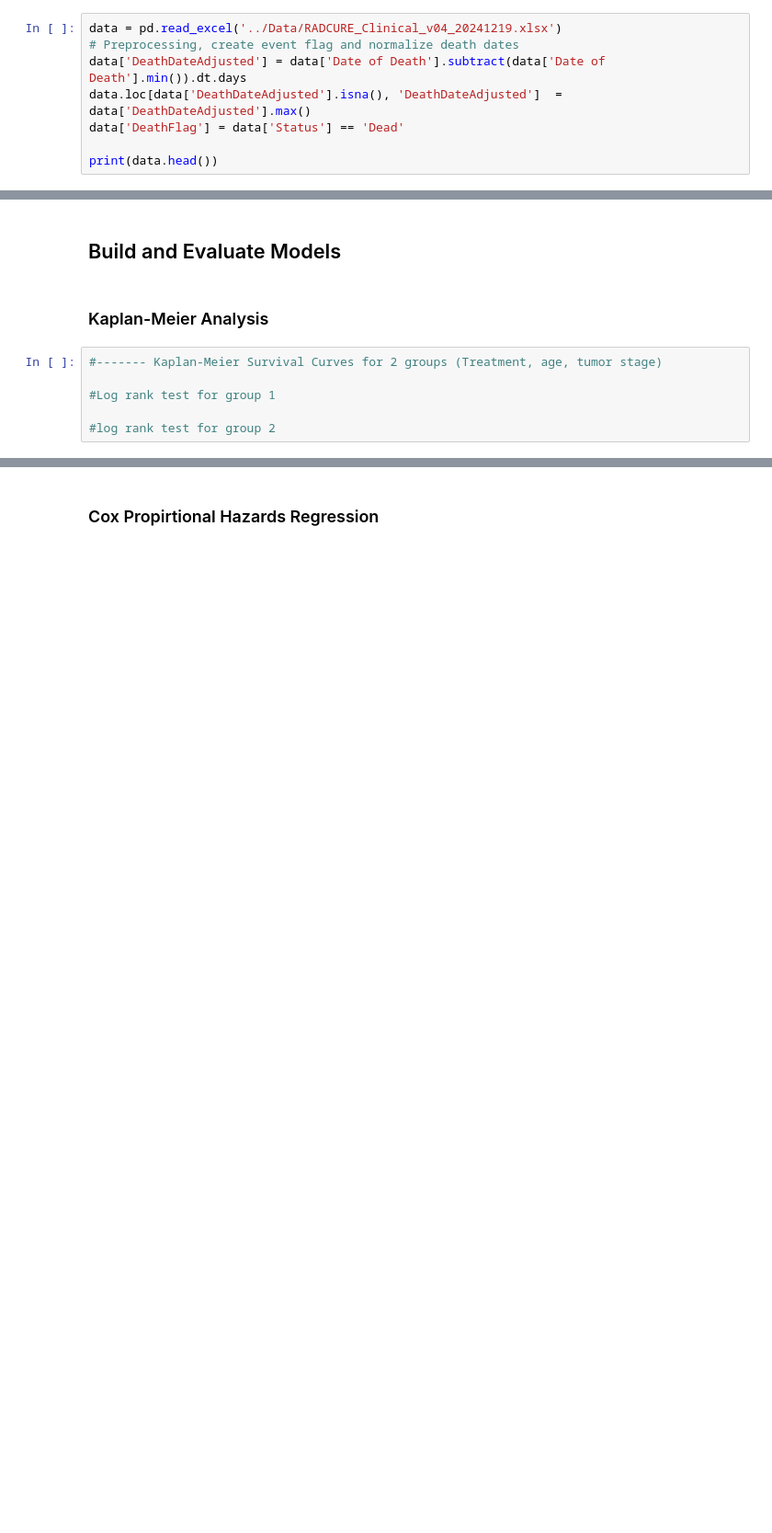
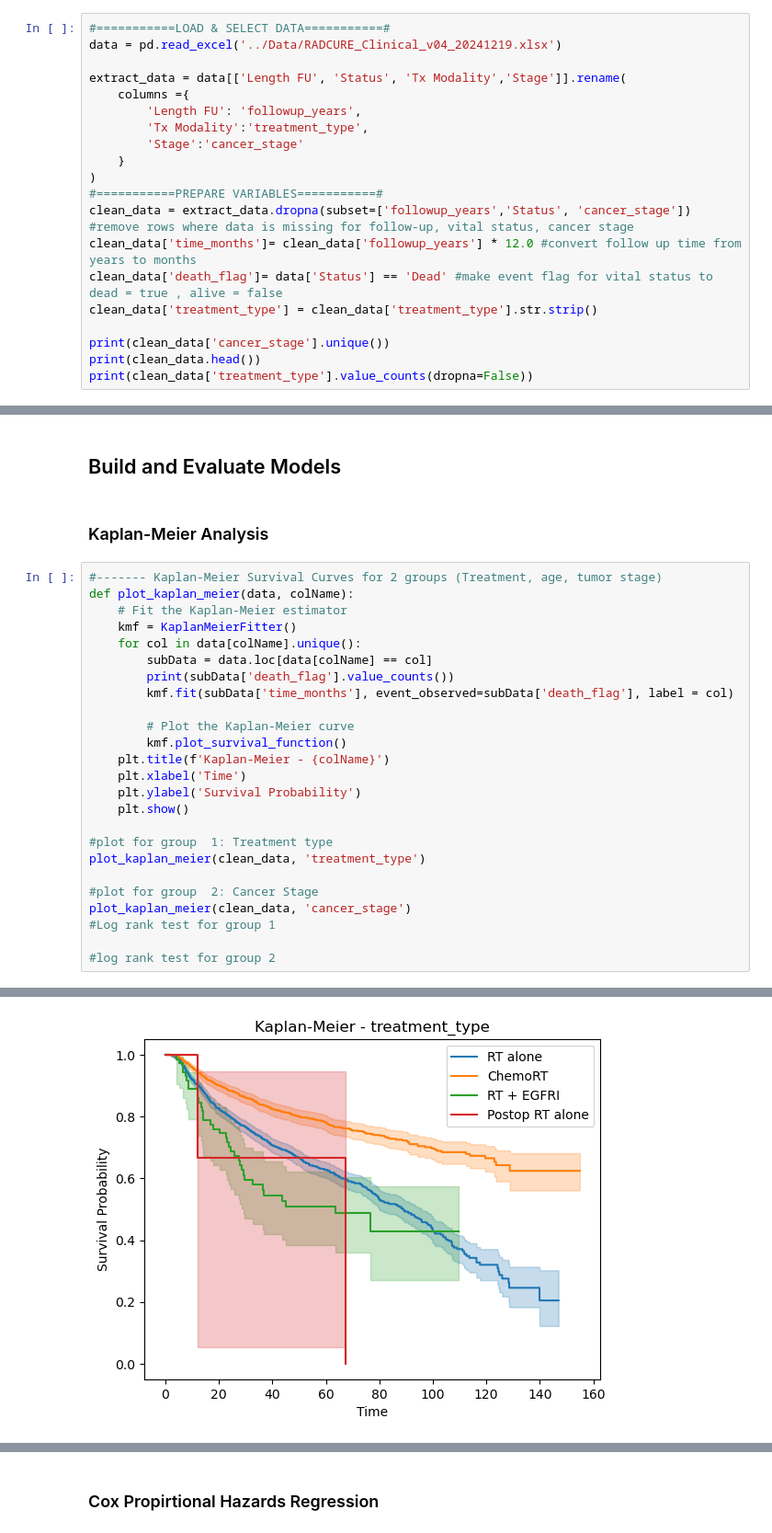
Before and after one commit to veronicruz/BINF5507-Assignment1, a Jupyter notebook: Assignment 4/Scripts/main.ipynb, the cells around one changed output, grey strips where cells are left out. Shown at 92% size. Drawn from its saved outputs; the diff is of its cells as text; blank space fills up the shorter version.

```diff
--- a/Assignment 4/Scripts/main.ipynb
+++ b/Assignment 4/Scripts/main.ipynb
@@ -28,11 +44,23 @@ ModuleNotFoundError: No module named 'lifelines'
 # %% [markdown]
 ### Load Dataset and Additional Prep (Feature Engineering)
 # %%
+#===========LOAD & SELECT DATA===========#
 data = pd.read_excel('../Data/RADCURE_Clinical_v04_20241219.xlsx')
-# Preprocessing, create event flag and normalize death dates
-data['DeathDateAdjusted'] = data['Date of Death'].subtract(data['Date of Death'].min()).dt.days
-data.loc[data['DeathDateAdjusted'].isna(), 'DeathDateAdjusted']  = data['DeathDateAdjusted'].max()
-data['DeathFlag'] = data['Status'] == 'Dead'
 
-print(data.head())
+extract_data = data[['Length FU', 'Status', 'Tx Modality','Stage']].rename(
+    columns ={
+        'Length FU': 'followup_years',
+        'Tx Modality':'treatment_type',
+        'Stage':'cancer_stage'
+    }
+)
+#===========PREPARE VARIABLES===========#
+clean_data = extract_data.dropna(subset=['followup_years','Status', 'cancer_stage']) #remove rows where data is missing for follow-up, vital status, cancer stage
+clean_data['time_months']= clean_data['followup_years'] * 12.0 #convert follow up time from years to months
+clean_data['death_flag']= data['Status'] == 'Dead' #make event flag for vital status to dead = true , alive = false
+clean_data['treatment_type'] = clean_data['treatment_type'].str.strip()
+
+print(clean_data['cancer_stage'].unique())
+print(clean_data.head())
+print(clean_data['treatment_type'].value_counts(dropna=False))
 # %% [output]
@@ -59,7 +99,27 @@ print(data.head())
 ### Kaplan-Meier Analysis
 # %%
 #------- Kaplan-Meier Survival Curves for 2 groups (Treatment, age, tumor stage)
+def plot_kaplan_meier(data, colName):
+    # Fit the Kaplan-Meier estimator
+    kmf = KaplanMeierFitter()
+    for col in data[colName].unique():
+        subData = data.loc[data[colName] == col]
+        print(subData['death_flag'].value_counts())
+        kmf.fit(subData['time_months'], event_observed=subData['death_flag'], label = col)
 
+        # Plot the Kaplan-Meier curve
+        kmf.plot_survival_function()
+    plt.title(f'Kaplan-Meier - {colName}')
+    plt.xlabel('Time')
+    plt.ylabel('Survival Probability')
+    plt.show()
+
+#plot for group  1: Treatment type
+plot_kaplan_meier(clean_data, 'treatment_type')
+
+#plot for group  2: Cancer Stage
+plot_kaplan_meier(clean_data, 'cancer_stage')
 #Log rank test for group 1
 
 #log rank test for group 2
+# %% [output]
@@ -65,0 +142 @@ print(data.head())
+[figure, added]
```
Also changed, not shown: parts of 4 cells of this notebook.
